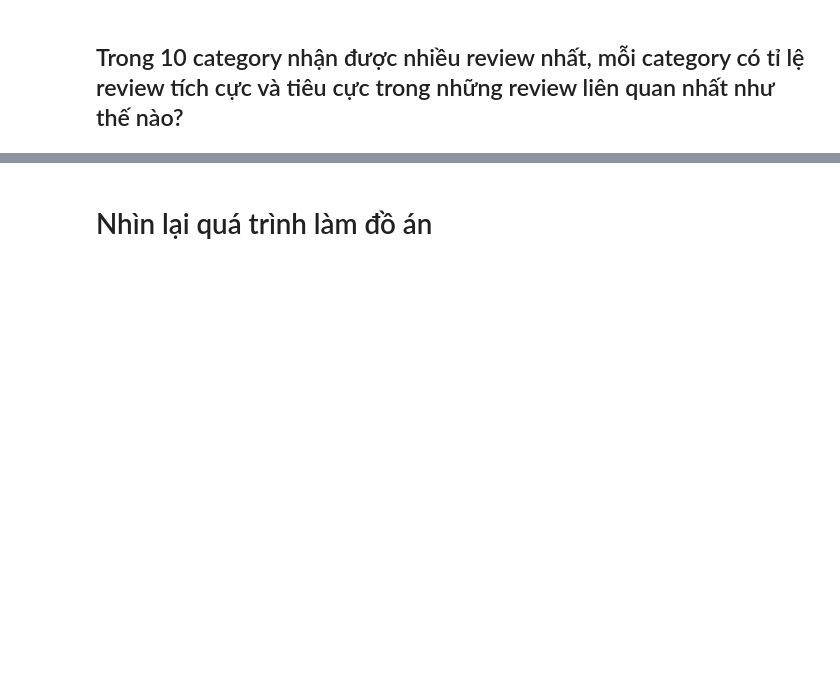
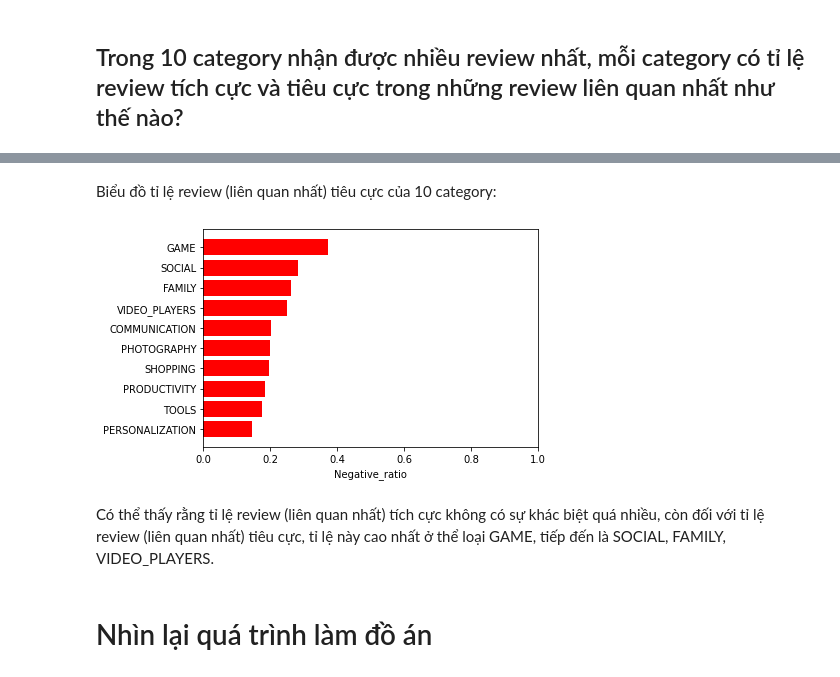
Before and after one commit to tqthangbl/P4DS-FinalProject, a Jupyter notebook: notebook.ipynb, the cells around one changed output, grey strips where cells are left out. Cells and saved outputs as stored; diff of their text form; code cells hidden in the pictures; blank space fills up the shorter version.

```diff
--- a/notebook.ipynb
+++ b/notebook.ipynb
@@ -996,3 +1007,14 @@ stat_reviews_df
+# %% [markdown]
+Biểu đồ tỉ lệ review (liên quan nhất) tiêu cực của 10 category:
+# %%
+negative_ratio_series = stat_reviews_df['Negative_ratio'].sort_values()
+plt.barh(negative_ratio_series.index, negative_ratio_series.values, color="red")
+plt.xlim(0, 1)
+plt.xlabel('Negative_ratio');
+# %% [output]
+[figure, added]
+# %% [markdown]
+Có thể thấy rằng tỉ lệ review (liên quan nhất) tích cực không có sự khác biệt quá nhiều, còn đối với tỉ lệ review (liên quan nhất) tiêu cực, tỉ lệ này cao nhất ở thể loại GAME, tiếp đến là SOCIAL, FAMILY, VIDEO_PLAYERS.
 # %% [markdown]
 # Nhìn lại quá trình làm đồ án
 # %% [markdown]
```
Also changed, not shown: parts of 32 cells of this notebook.
